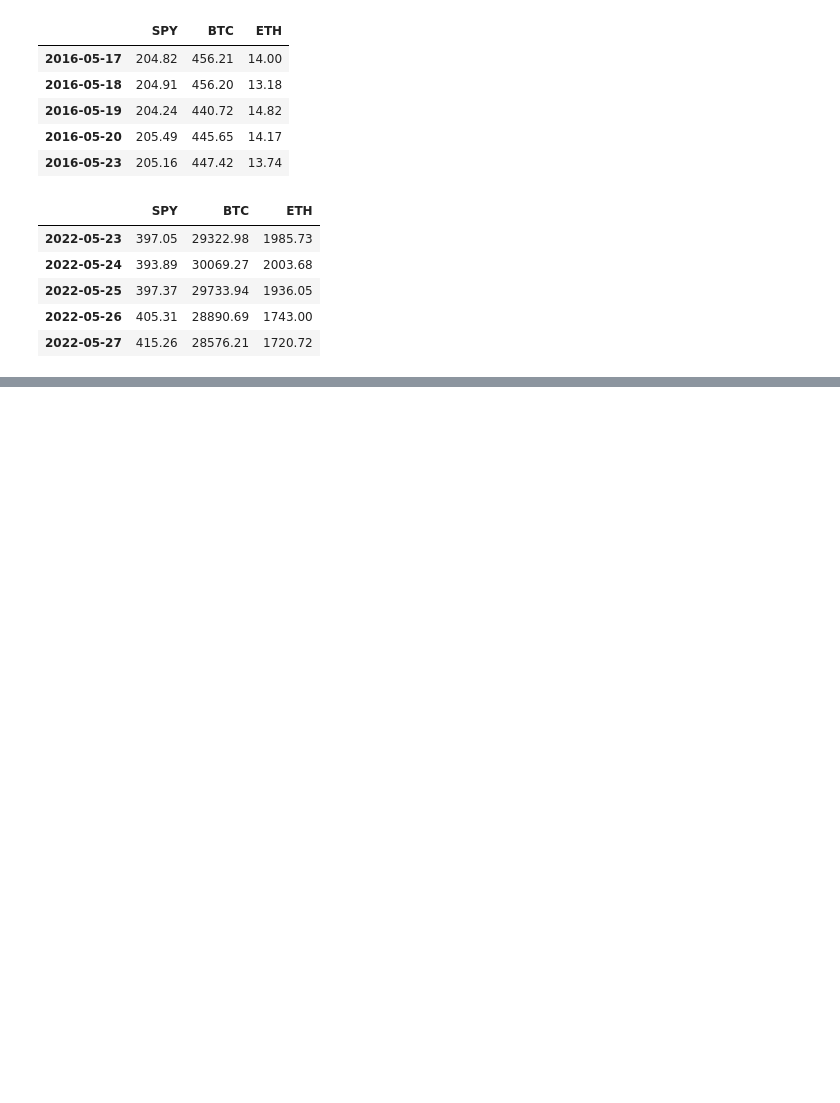
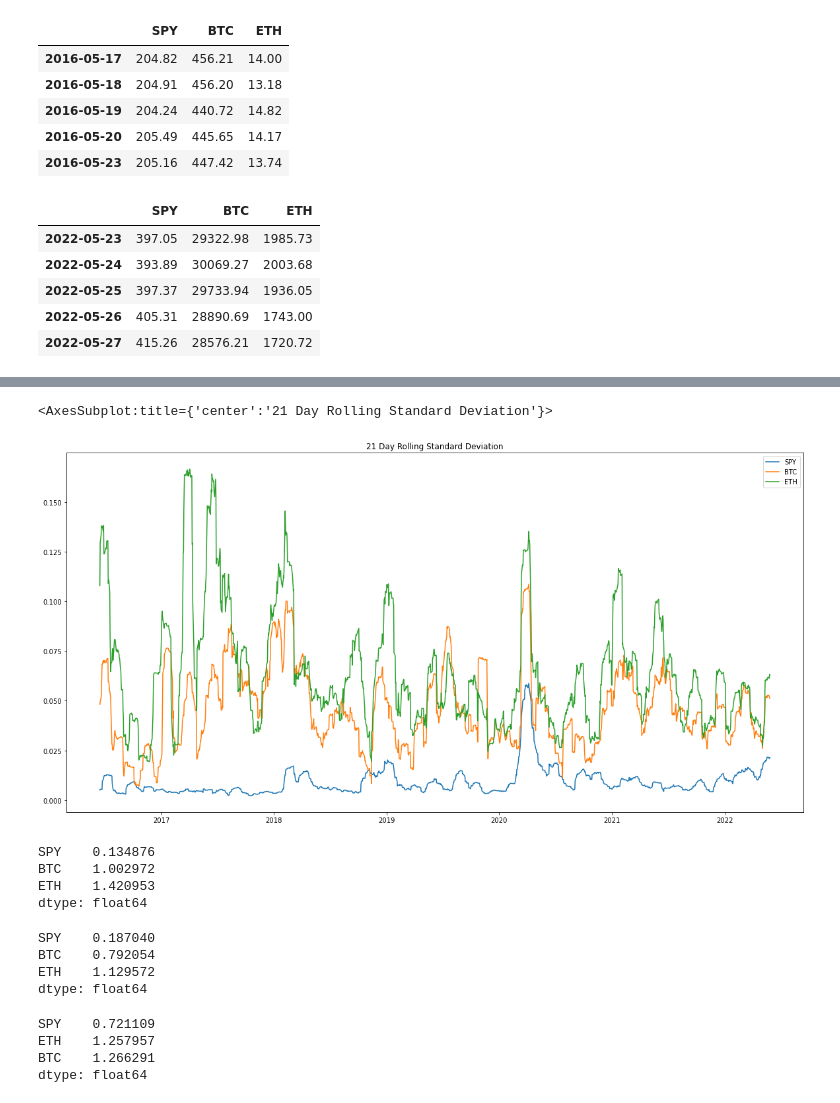
Before and after one commit to 7amza-eth/LongTermAssetAnalysis, a Jupyter notebook: Main.ipynb, the cells around one changed output, grey strips where cells are left out. Drawn from its saved outputs; the diff is of its cells as text; code cells hidden in the pictures; blank space fills up the shorter version.

```diff
--- a/Main.ipynb
+++ b/Main.ipynb
@@ -97,0 +138,37 @@ display(closing_prices_df.tail())
+# %%
+### Rolling window
+dailyReturns_df.rolling(window=21).std().plot(figsize=(20,10), title="21 Day Rolling Standard Deviation")
+# %% [output]
+<AxesSubplot:title={'center':'21 Day Rolling Standard Deviation'}>
+[figure, added]
+# %%
+# Calculate the annual average return data for the for SPY,BTC,ETC
+all_annual_average_returns = dailyReturns_df.mean() * 252
+all_annual_average_returns.sort_values()
+# %% [output]
+SPY    0.134876
+BTC    1.002972
+ETH    1.420953
+dtype: float64
+# %%
+
+
+all_standard_deviations = dailyReturns_df.std()
+all_standard_deviations.sort_values()
+
+all_annual_standard_deviations = all_standard_deviations * np.sqrt(252)
+all_annual_standard_deviations.sort_values()
+# %% [output]
+SPY    0.187040
+BTC    0.792054
+ETH    1.129572
+dtype: float64
+# %%
+#Sharpe Ratio
+all_sharpe_ratios = all_annual_average_returns / all_annual_standard_deviations
+all_sharpe_ratios.sort_values()
+# %% [output]
+SPY    0.721109
+ETH    1.257957
+BTC    1.266291
+dtype: float64
```
Also changed, not shown: parts of 11 cells of this notebook.
